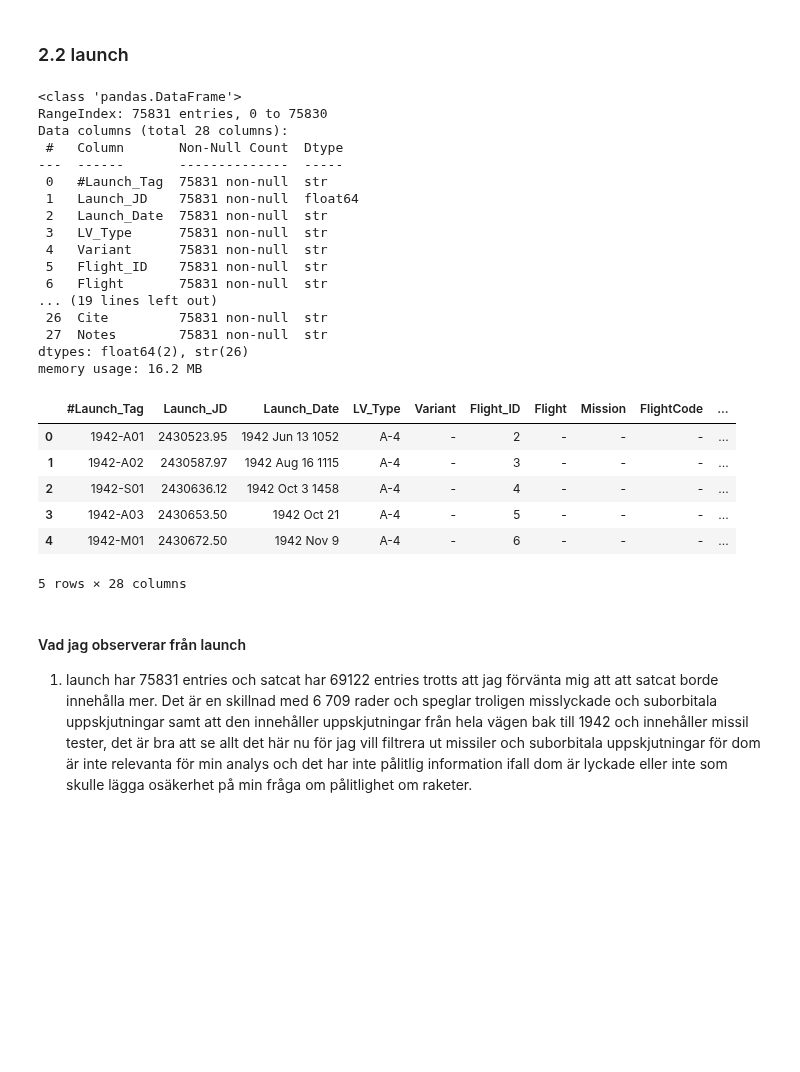
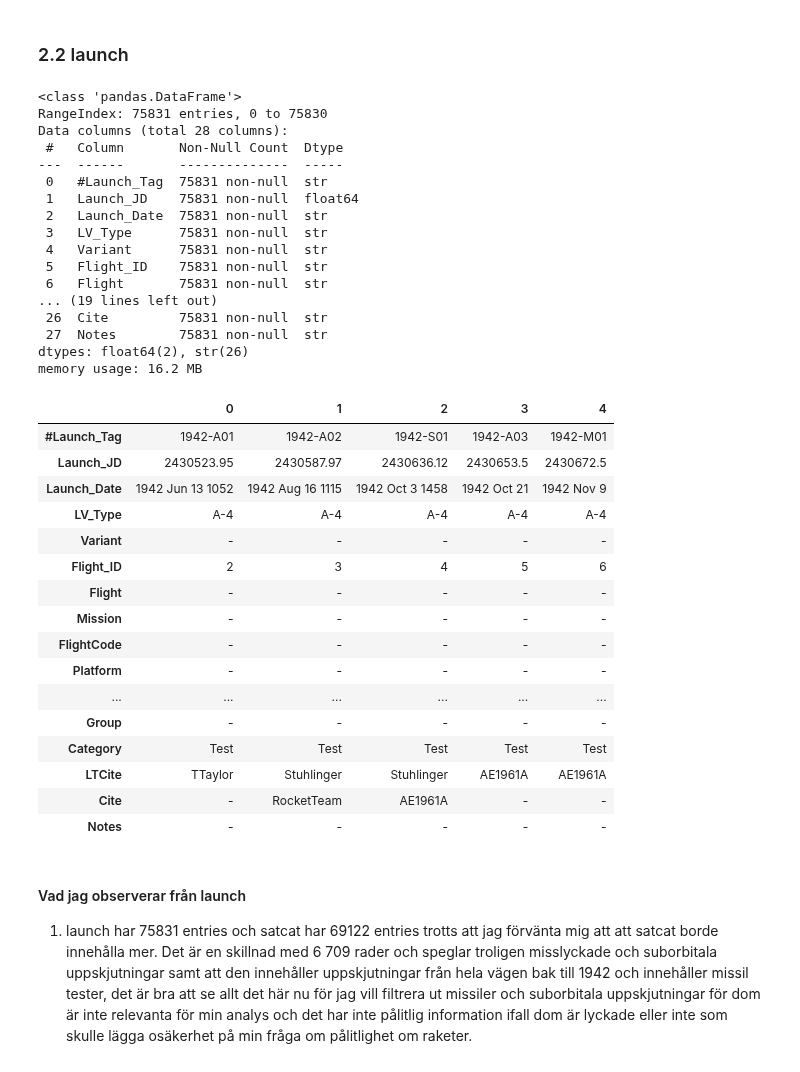
Before and after one commit to jacoblasse/KK1-rymduppskjutningar, a Jupyter notebook: notebook.ipynb, the cells around one changed output. Drawn from its saved outputs; the diff is of its cells as text; code cells hidden in the pictures; blank space fills up the shorter version.

Commit message:
Transposed launch.head() to show all columns

```diff
--- a/notebook.ipynb
+++ b/notebook.ipynb
@@ -56,32 +56,44 @@ memory usage: 22.1+ MB
 # %%
 launch = pd.read_csv("dataset/launch.tsv", sep="\t", skiprows=[1])
 launch.info()
-launch.head()
+
+# Transponerar tabellen för att visa kolumnnamnen som rader så jag kan se alla kolumner
+launch.head().T
 # %% [output]
 <class 'pandas.DataFrame'>
 RangeIndex: 75831 entries, 0 to 75830
 Data columns (total 28 columns):
  #   Column       Non-Null Count  Dtype
 ---  ------       --------------  -----
  0   #Launch_Tag  75831 non-null  str
  1   Launch_JD    75831 non-null  float64
  2   Launch_Date  75831 non-null  str
  3   LV_Type      75831 non-null  str
  4   Variant      75831 non-null  str
  5   Flight_ID    75831 non-null  str
  6   Flight       75831 non-null  str
 ... (19 lines left out)
  26  Cite         75831 non-null  str
  27  Notes        75831 non-null  str
 dtypes: float64(2), str(26)
 memory usage: 16.2 MB
-|  | #Launch_Tag | Launch_JD | Launch_Date | LV_Type | Variant | Flight_ID | Flight | Mission | FlightCode | ... |
-| 0 | 1942-A01 | 2430523.95 | 1942 Jun 13 1052 | A-4 | - | 2 | - | - | - | ... |
-| 1 | 1942-A02 | 2430587.97 | 1942 Aug 16 1115 | A-4 | - | 3 | - | - | - | ... |
-| 2 | 1942-S01 | 2430636.12 | 1942 Oct 3 1458 | A-4 | - | 4 | - | - | - | ... |
-| 3 | 1942-A03 | 2430653.50 | 1942 Oct 21 | A-4 | - | 5 | - | - | - | ... |
-| 4 | 1942-M01 | 2430672.50 | 1942 Nov 9 | A-4 | - | 6 | - | - | - | ... |
+|  | 0 | 1 | 2 | 3 | 4 |
+| #Launch_Tag | 1942-A01 | 1942-A02 | 1942-S01 | 1942-A03 | 1942-M01 |
+| Launch_JD | 2430523.95 | 2430587.97 | 2430636.12 | 2430653.5 | 2430672.5 |
+| Launch_Date | 1942 Jun 13 1052 | 1942 Aug 16 1115 | 1942 Oct 3 1458 | 1942 Oct 21 | 1942 Nov 9 |
+| LV_Type | A-4 | A-4 | A-4 | A-4 | A-4 |
+| Variant | - | - | - | - | - |
+| Flight_ID | 2 | 3 | 4 | 5 | 6 |
+| Flight | - | - | - | - | - |
+| Mission | - | - | - | - | - |
+| FlightCode | - | - | - | - | - |
+| Platform | - | - | - | - | - |
+| ... | ... | ... | ... | ... | ... |
+| Group | - | - | - | - | - |
+| Category | Test | Test | Test | Test | Test |
+| LTCite | TTaylor | Stuhlinger | Stuhlinger | AE1961A | AE1961A |
+| Cite | - | RocketTeam | AE1961A | - | - |
+| Notes | - | - | - | - | - |
-5 rows × 28 columns
 # %% [markdown]
 #### Vad jag observerar från launch
 
```
Also changed, not shown: parts of 2 cells of this notebook.
